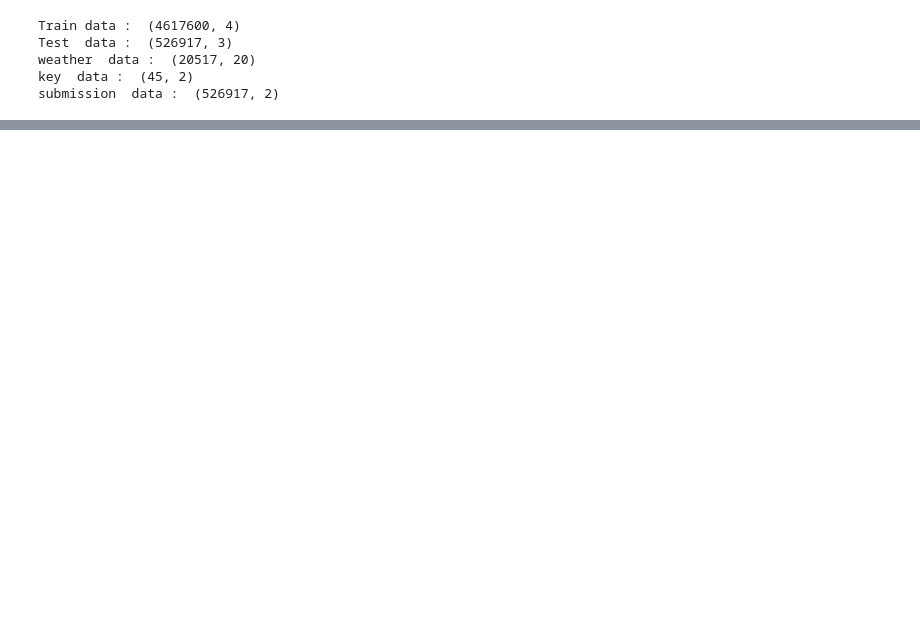
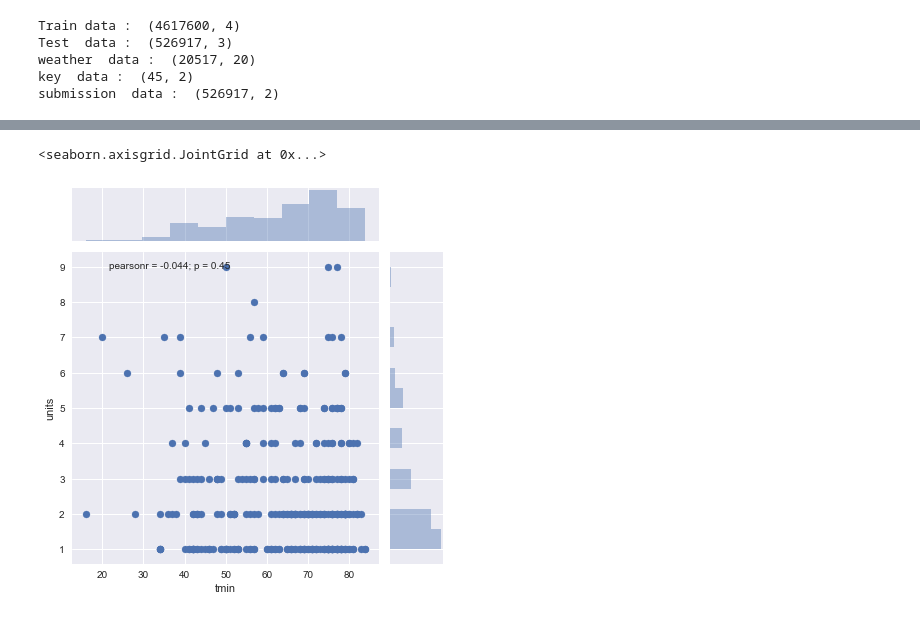
Before and after one commit to HyowonJang/LinearRegression, a Jupyter notebook: modeling_hyowon/Untitled.ipynb, the cells around one changed output, grey strips where cells are left out. Saved outputs shown, nothing was run; the diff lists cells and outputs as text; code cells hidden in the pictures; blank space fills up the shorter version.

```diff
--- a/modeling_hyowon/Untitled.ipynb
+++ b/modeling_hyowon/Untitled.ipynb
@@ -41,0 +231,2 @@ submission  data :  (526917, 2)
+# %%
+total["date"] = total["date"].apply(cf.dateToNumeric)
@@ -41,0 +362,5 @@ submission  data :  (526917, 2)
+# %%
+sns.jointplot(x=total_nonzero_item1["tmin"], y=total_nonzero_item1["units"])
+# %% [output]
+<seaborn.axisgrid.JointGrid at 0x...>
+[figure, added]
```
Also changed, not shown: parts of 60 cells of this notebook, 1 other file.
